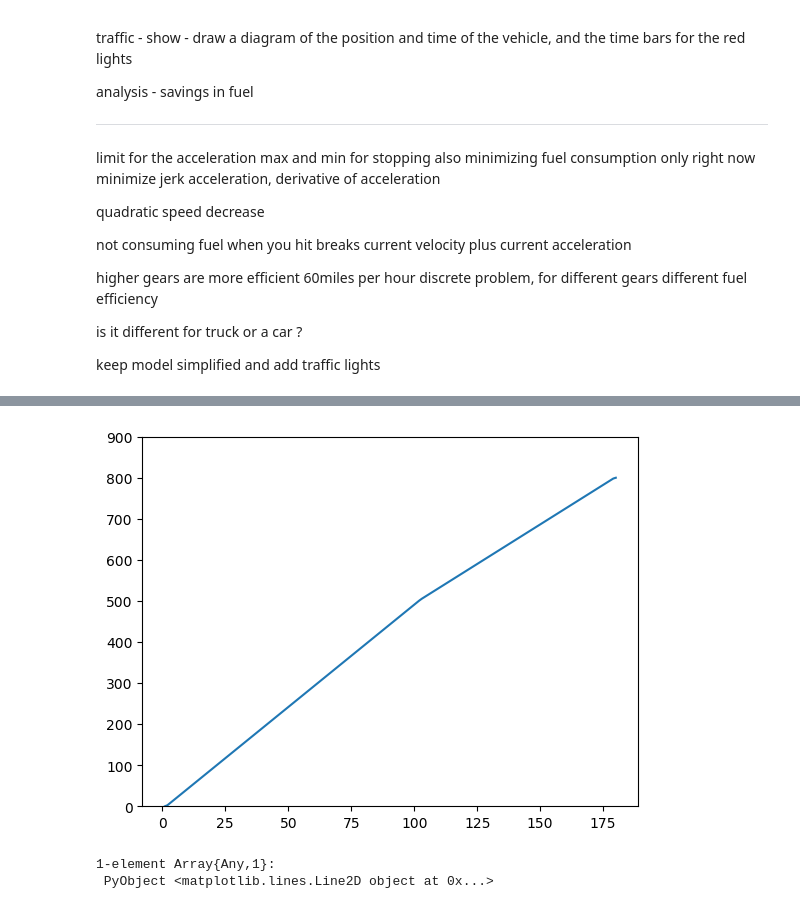
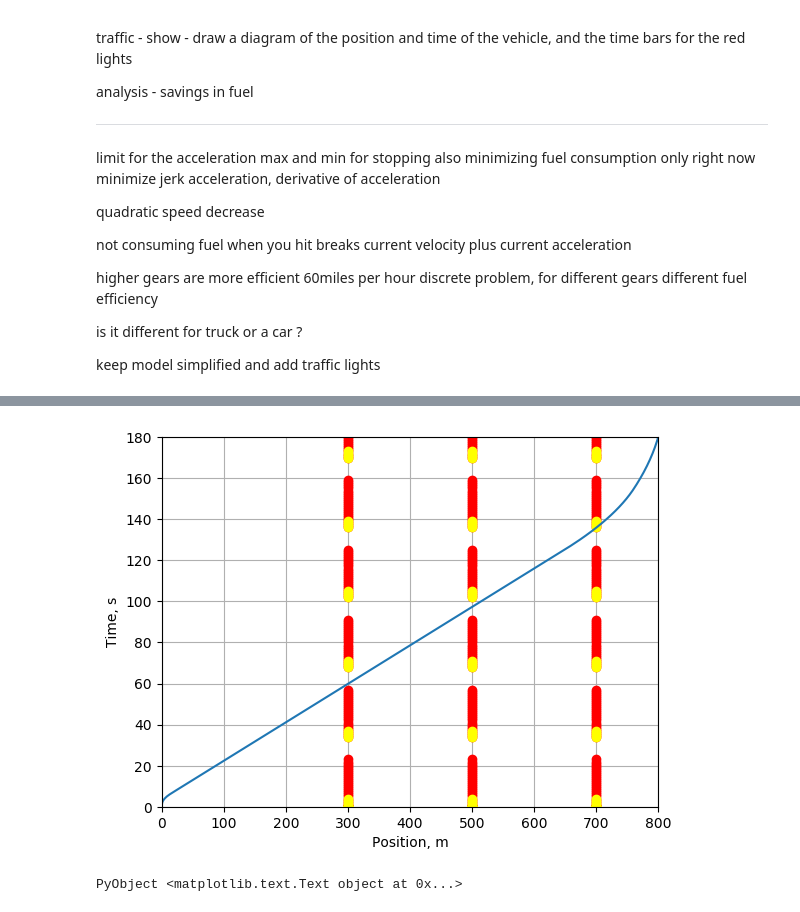
Before and after one commit to snowdj/CS524_Project, a Jupyter notebook: Multiple_Traffic_Lights.ipynb, the cells around one changed output, grey strips where cells are left out. Cells and saved outputs as stored; diff of their text form; code cells hidden in the pictures.

```diff
--- a/Multiple_Traffic_Lights.ipynb
+++ b/Multiple_Traffic_Lights.ipynb
@@ -234,14 +223,46 @@ plot(time_at_light, zeros(n_lights), "ro")
 1-element Array{Any,1}:
  PyObject <matplotlib.lines.Line2D object at 0x...>
-# %%
-# Plot of Position vs Time (includes waiting time's position)
-ylim(0,destination+100)
-plot(t,xopt)
-#plot(t, traf_pos[2])
-# %% [output]
-[figure, removed]
-1-element Array{Any,1}:
- PyObject <matplotlib.lines.Line2D object at 0x...>
+# %%
+# Plot of Position vs Time (includes waiting time's position)
+xlim(0,destination+100)
+
+t_lights = zeros(n_lights, T)
+t_yellow = zeros(n_lights, T)
+
+for k=1:n_lights
+    count = 0
+    for i=1:T
+        if t_r[k,i]==0
+            if count < 4
+                t_yellow[k,i] = i
+            end
+            count = count + 1
+            t_lights[k,i] = i
+        else
+            count = 0
+        end
+    end
+end
+
+traf_pos_x = zeros(n_lights, T)
+for k=1:n_lights
+    for i in 1:T
+        traf_pos_x[k,i] = traf_pos[k]
+    end
+end
+for k=1:n_lights
+    plot(traf_pos_x[k,:], t_lights[k,:], "ro")
+    plot(traf_pos_x[k,:], t_yellow[k,:], color="yellow", marker="o", linestyle="None")
+end
+plot(xopt,t)
+ylim(0, T)
+xlim(0, destination)
+grid("on")
+xlabel("Position, m")
+ylabel("Time, s")
+# %% [output]
+[figure, added]
+PyObject <matplotlib.text.Text object at 0x...>
 # %%
 plot(xopt, vopt)
 grid("on")
```
Also changed, not shown: parts of 6 cells of this notebook.
